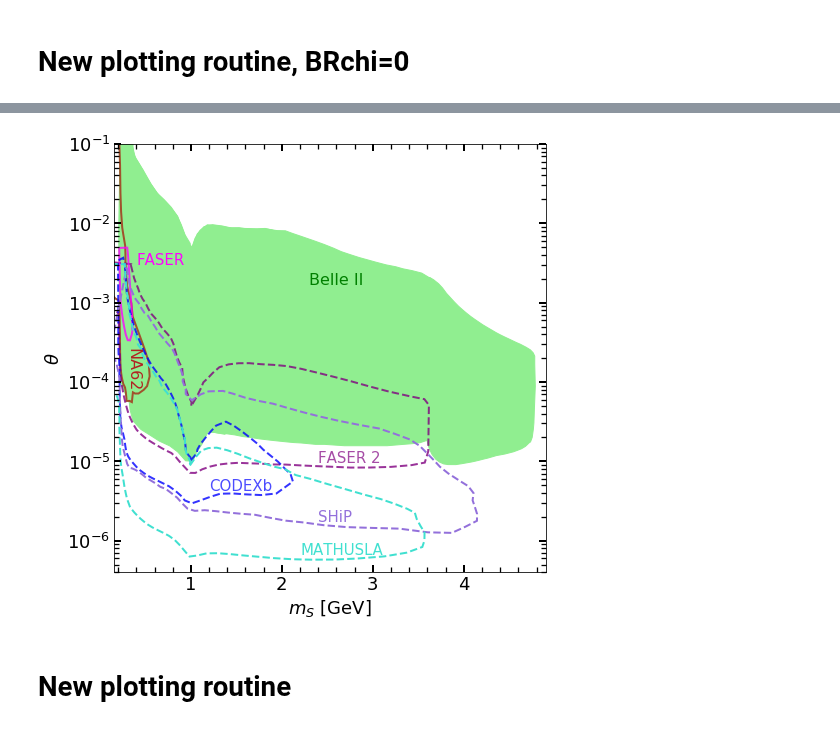
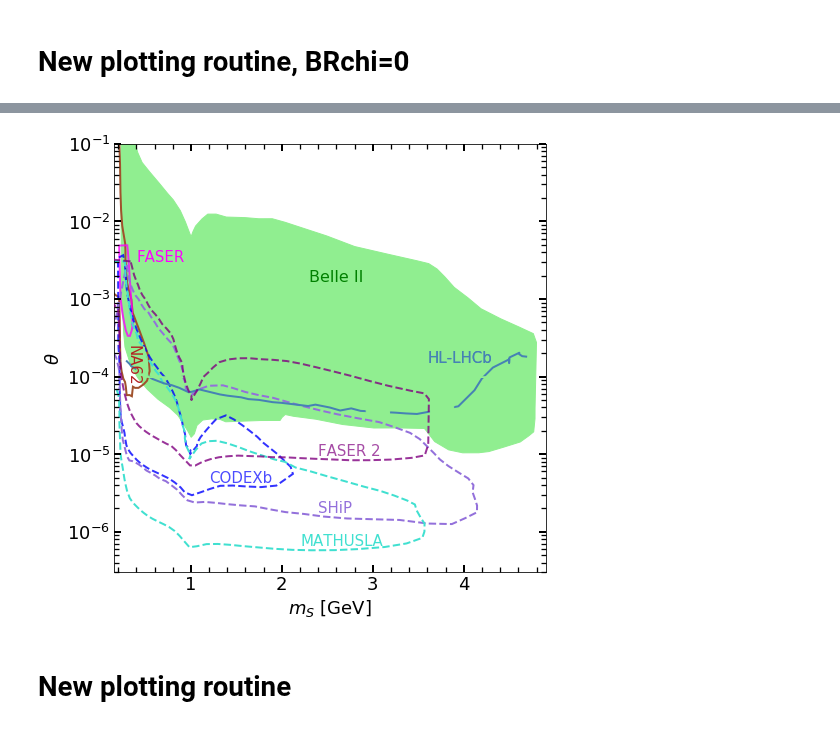
Before and after one commit to anasthesia/B-K, a Jupyter notebook: Combined_bounds.ipynb, the cells around one changed output, grey strips where cells are left out. Saved outputs shown, nothing was run; the diff lists cells and outputs as text; code cells hidden in the pictures.

```diff
--- a/Combined_bounds.ipynb
+++ b/Combined_bounds.ipynb
@@ -41,7 +41,7 @@ def plotGen(inputfile, lineScatterFillORPolygon, color, linewidthORmarkersize,*a
         data=data[np.argsort(data[:, 0])]
 
         if (lineScatterFillORPolygon=="line"):
-            ax.plot(data[:,0],data[:,1],c=color,linewidth=linewidthORmarkersize, zorder=0, alpha=0.7)
+            ax.plot(data[:,0],data[:,1],c=color,linewidth=linewidthORmarkersize,**kwargs)
         if (lineScatterFillORPolygon=="scatter"):
             ax.scatter(data[:,0],data[:,1],c=color,s=linewidthORmarkersize)
         if (lineScatterFillORPolygon=="fill"):
@@ -106,6 +106,6 @@ def whiteregions(m):
     return np.heaviside(m - 0.25,0)*np.heaviside(-m + 0.4,0) + np.heaviside(m - 0.5,0)*np.heaviside(-m + 2.9,0)\
     + np.heaviside(m - 3.2,0)*np.heaviside(-m + 3.6,0) + np.heaviside(m - 3.9,0)*np.heaviside(-m + 4.7,0)
 
-def plotWhiteRegions(yupper):
+def plotColorRegions(yupper,c,*args,**kwargs):
     m=np.linspace(0.2,5,num=100);
-    plt.fill_between(m,whiteregions(m),yupper,color="white",zorder=1)
+    plt.fill_between(m,whiteregions(m),yupper,color=c)
@@ -493,7 +520,7 @@ ax.set_position([0.15,0.1,0.8,0.85])
 
 babarFolder="results/BaBar/"
 #belleIIFoder="results/BelleII/"
-belleIIFoder="results/BelleII_new/"
+belleIIFoder="results/BelleII_new_correctedGeomInt/"
 
 
 """
@@ -513,16 +540,13 @@ Babarcolor_pi="orange"
 #plotGen("results/LHCB_BR0/LHCb_Run3_calculated_promt.dat","line", "black",2)
 #plotGen("results/LHCB_BR0/LHCb_Run3_simulated.dat","line", "blue",2)
 #plotGen("results/LHCB_BR0/LHCb_Run3_calculated_displaced+prompt.dat","line", LHCBcolor,2)
-plotWhiteRegions(10**(0))
-
-patchLHCB = mpatches.Patch(color=LHCBcolor, label='LHCb')
 
 
 
 #BelleII plots
-plotGen(belleIIFoder+"BelleII_exclusive_SPVA_muons.dat","polygon", "lightgreen",1)
-plotGen(belleIIFoder+"BelleII_exclusive_SPVA_taus.dat","polygon", "lightgreen",1)
-plotGen(belleIIFoder+"BelleII_exclusive_SPVA_pions.dat","polygon", "lightgreen",1)
+
+plotGen(belleIIFoder+"BelleII_exclusive_SPVA_mu+pi+k+tau.dat","polygon", "lightgreen",1)
+
 
 #plotGen(belleIIFoder+"BelleII_exclusive_SPVA_muons.dat","nonfilledpolygon", Belle2color_pi,1)
 #plotGen(belleIIFoder+"BelleII_exclusive_SPVA_taus.dat","nonfilledpolygon", Belle2color_pi,1)
@@ -531,8 +555,20 @@ plotGen(belleIIFoder+"BelleII_exclusive_SPVA_pions.dat","polygon", "lightgreen",
 #NA62 plots
 plotGen("NA62_Winkler.dat","nonfilledpolygon", "sienna",2)
 
+#LHCb HL plots
+plotGen("results/LHCB_BR0/LHCb_Run3_calculated_displaced+prompt.dat","line", LHCBcolor,2,zorder=1)
+
+
+#Cutting out resonant regions
+m=np.linspace(0.4,4.5,num=100);
+data = np.array(genfromtxt("results/LHCB_BR0/LHCb_Run3_calculated_displaced+prompt.dat",  comments="#", delimiter='\t'))
+plt.fill_between(m,(1-whiteregions(m))*np.interp(m, data[:,0], data[:,1])*0.9+1*10**(-4)*whiteregions(m),\
+                 (1-whiteregions(m))*np.interp(m, data[:,0], data[:,1])*1.3+1*10**(-4),color="lightgreen",zorder=2)
+
+patchLHCB = mpatches.Patch(color=LHCBcolor, label='LHCb')
+
 #FASER2 plots
-plotGen("FASER2.dat","nonfilledpolygon", "purple",2,"dashed", alpha=0.8)
+plotGen("FASER2.dat","nonfilledpolygon", "purple",2,"dashed", alpha=0.8,zorder=3)
 #FASER plots
 plotGen("FASER.dat","nonfilledpolygon", "magenta",2, alpha=0.8)
 #CODEXb plots
@@ -590,36 +626,38 @@ plt.gca().add_artist(Legend)
 #ax.legend(handles=[patch0,patch1,patch2,patch3,patch4],loc='lower left',\
 #           bbox_to_anchor=(1, 0.3, 0.5, 1),title="LHCB BR(dark)=")
 xticks=np.arange(0.2,5,0.2)
 fifthticks=np.arange(0.2,5,0.5)
 ax.set_xticks(xticks, minor="True")
 
 ax.tick_params(axis='both',which='major',direction='in',length=7,width=2,right="True", top="True")
 ax.tick_params(axis='both',which='minor',direction='in',length=5,width=1.3, right="True", top="True")
 
 ax.set_xlim( (0.15, 4.9))
-ax.set_ylim((4*10**(-7),1*10**(-1)))
+ax.set_ylim((3*10**(-7),1*10**(-1)))
 
+plt.text(3.6, 1.5E-4, 'HL-LHCb',rotation=0,c=LHCBcolor,fontsize=15,alpha=1,fontweight="normal")
+plt.text(3.6, 1.5E-4, 'HL-LHCb',rotation=0,c=LHCBcolor,fontsize=15,alpha=1,fontweight="normal")
 plt.text(2.2, 6.7E-7, 'MATHUSLA',rotation=0,c="turquoise",fontsize=15)
 plt.text(2.4, 1.75E-6, 'SHiP',rotation=0,c="mediumpurple",fontsize=15)
 plt.text(1.2, 4.3E-6, 'CODEXb',rotation=0,c="b",fontsize=15,alpha=0.7)
 plt.text(2.4, 0.95E-5, 'FASER 2',rotation=0,c="purple",fontsize=15,alpha=0.7)
 plt.text(0.4, 3E-3, 'FASER',rotation=0,c="magenta",fontsize=15,alpha=1)
-plt.text(0.28, 0.85E-4, 'NA62',rotation=-90,c="firebrick",fontsize=16)
+plt.text(0.28, 0.85E-4, 'NA62',rotation=-90,c="firebrick",fontsize=15)
 
 plt.text(2.3, 1.7E-3, 'Belle II',rotation=0,c=Belle2color_pi,fontsize=16)
 
 """
 plt.text(4.12, 4.5E-2, 'LHCb',rotation=0,c=LHCBcolor,fontsize=15)
 #plt.text(2.2, 4.7E-5, 'HL LHCb',rotation=0,c=LHCBcolor)
 plt.text(2.3, 1.7E-3, 'Belle II $\mu \mu$',rotation=0,c=Belle2color_pi,fontsize=16)
 plt.text(4.2, 1.5E-5, '$\\tau \\tau$',rotation=0,c=Belle2color_pi,fontsize=16)
 plt.text(1.2, 5.2E-3, '$\pi \pi$',rotation=0,c="darkgreen",fontsize=16)
 plt.text(1.1, 3E-4, 'BaBar',rotation=0,c=Babarcolor_mu,fontsize=16)
 """
 
 fig.savefig('./results/m-alpha_combined_fixed0target-3events.png')
 # %% [output]
-[figure, old version]
+[figure, new version]
 # %% [markdown]
 # New plotting routine
 # %%
```
Also changed, not shown: parts of 3 cells of this notebook, 9 other files.
